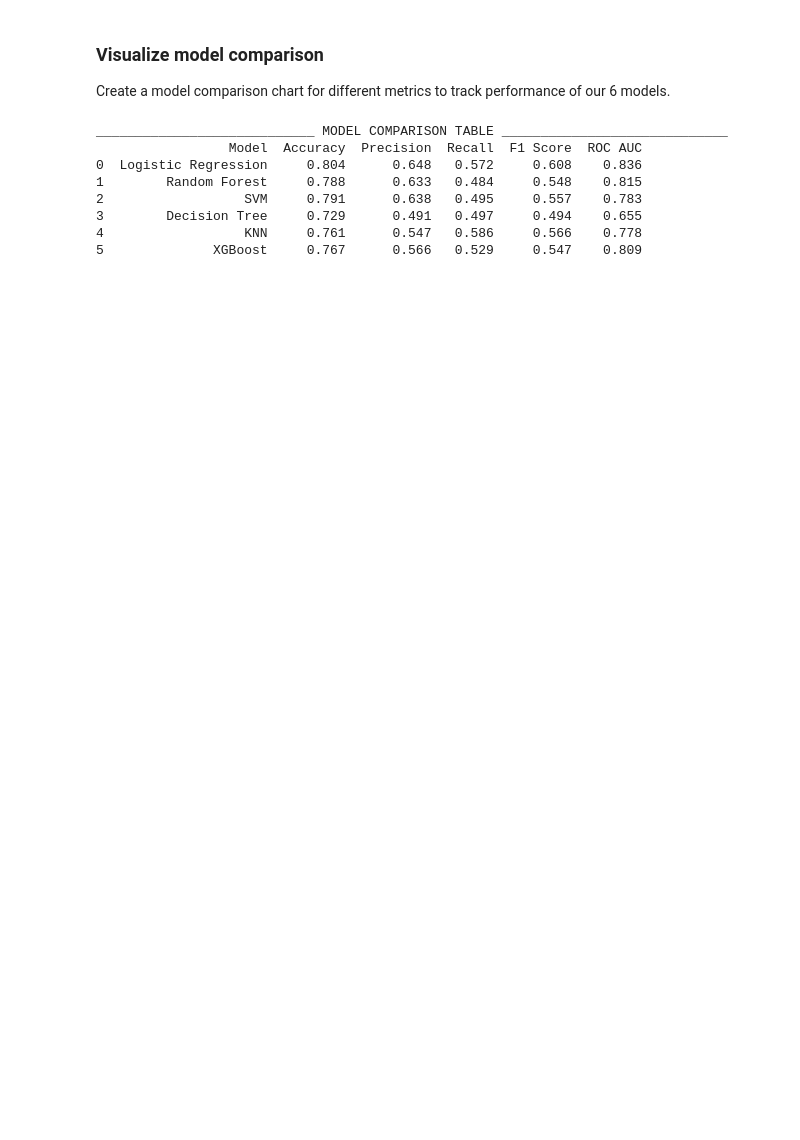
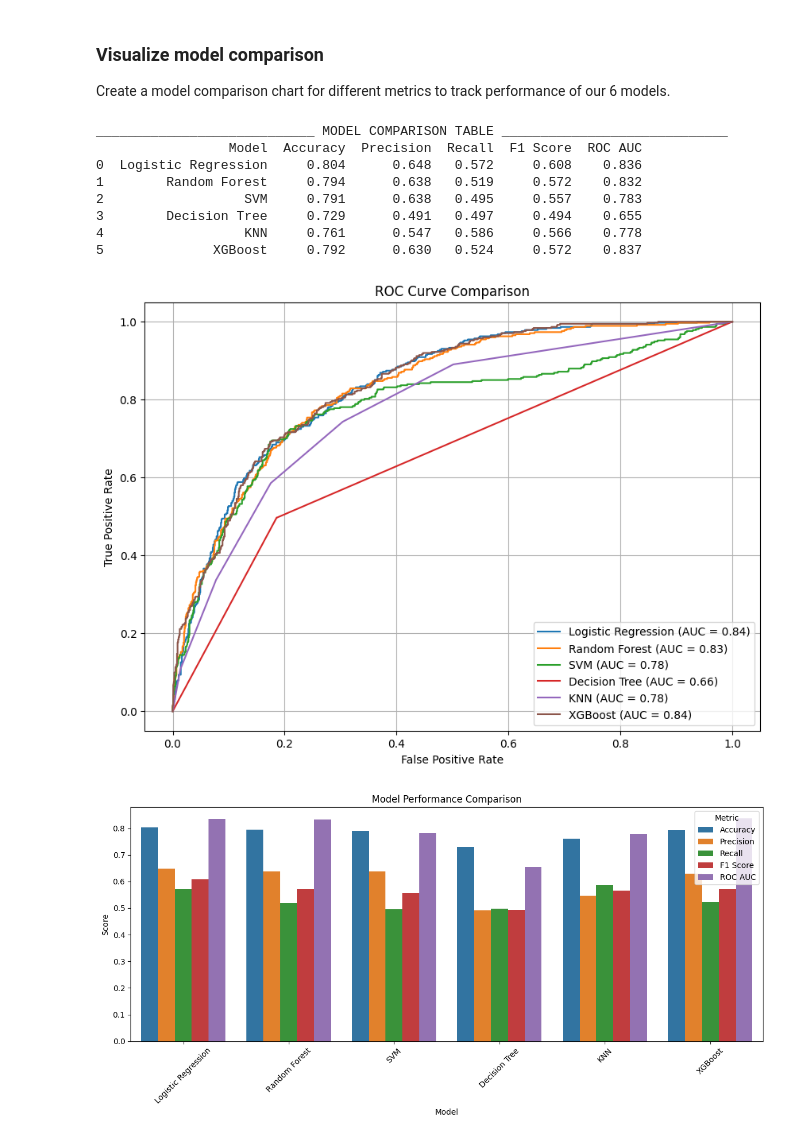
Before and after one commit to IIWesleyII/CSCA-5622-Final-Project, a Jupyter notebook: final_project.ipynb, the cells around one changed output. Cells and saved outputs as stored; diff of their text form; code cells hidden in the pictures; blank space fills up the shorter version.

```diff
--- a/final_project.ipynb
+++ b/final_project.ipynb
@@ -181,13 +198,12 @@ Encode the target variable for better modeling
 df['Churn'] = df['Churn'].map({'No': 0, 'Yes': 1})
 # %%
-#
 # encode categorical features
 df_encoded = pd.get_dummies(df.drop('customerID', axis=1))
 
 # scale numerical features
 scaler = StandardScaler()
-num_cols = ['tenure', 'MonthlyCharges', 'TotalCharges']
-df_encoded[num_cols] = scaler.fit_transform(df_encoded[num_cols])
+numerical_cols = ['tenure', 'MonthlyCharges', 'TotalCharges']
+df_encoded[numerical_cols] = scaler.fit_transform(df_encoded[numerical_cols])
 # %% [markdown]
 ### Train test split with model comparison
 # %%
@@ -249,13 +284,13 @@ Create a model comparison chart for different metrics to track performance of ou
 
 models = {
     'Logistic Regression': lr,
-    'Random Forest': rf,
+    'Random Forest': grid,
     'SVM': svm_model,
     'Decision Tree': dt_model,
     'KNN': knn_model,
     'XGBoost' : xgb_model
 }
-
+# displays model comparison chart
 results = []
 for name, model in models.items():
     y_pred = model.predict(X_test)
@@ -287,8 +322,42 @@ print(results_table_df)
 ____________________________ MODEL COMPARISON TABLE _____________________________
                  Model  Accuracy  Precision  Recall  F1 Score  ROC AUC
 0  Logistic Regression     0.804      0.648   0.572     0.608    0.836
-1        Random Forest     0.788      0.633   0.484     0.548    0.815
+1        Random Forest     0.794      0.638   0.519     0.572    0.832
 2                  SVM     0.791      0.638   0.495     0.557    0.783
 3        Decision Tree     0.729      0.491   0.497     0.494    0.655
 4                  KNN     0.761      0.547   0.586     0.566    0.778
-5              XGBoost     0.767      0.566   0.529     0.547    0.809
+5              XGBoost     0.792      0.630   0.524     0.572    0.837
+# %%
+#
+# display model comparison visualizations
+#
+plt.figure(figsize=(10, 7))
+
+for name, model in models.items():
+    try:
+        y_prob = model.predict_proba(X_test)[:, 1]
+        fpr, tpr, _ = roc_curve(y_test, y_prob)
+        plt.plot(fpr, tpr, label=f'{name} (AUC = {roc_auc_score(y_test, y_prob):.2f})')
+    except:
+        pass
+
+plt.title('ROC Curve Comparison')
+plt.xlabel('False Positive Rate')
+plt.ylabel('True Positive Rate')
+plt.legend()
+plt.grid(True)
+plt.show()
+
+metrics_to_plot = ['Accuracy', 'Precision', 'Recall', 'F1 Score', 'ROC AUC']
+plt.figure(figsize=(12, 6))
+results_melted = results_table_df.melt(id_vars='Model', value_vars=metrics_to_plot)
+sns.barplot(x='Model', y='value', hue='variable', data=results_melted)
+plt.title('Model Performance Comparison')
+plt.ylabel('Score')
+plt.xticks(rotation=45)
+plt.legend(title='Metric')
+plt.tight_layout()
+plt.show()
+# %% [output]
+[figure, added]
+[figure, added]
```
Also changed, not shown: parts of 6 cells of this notebook.
